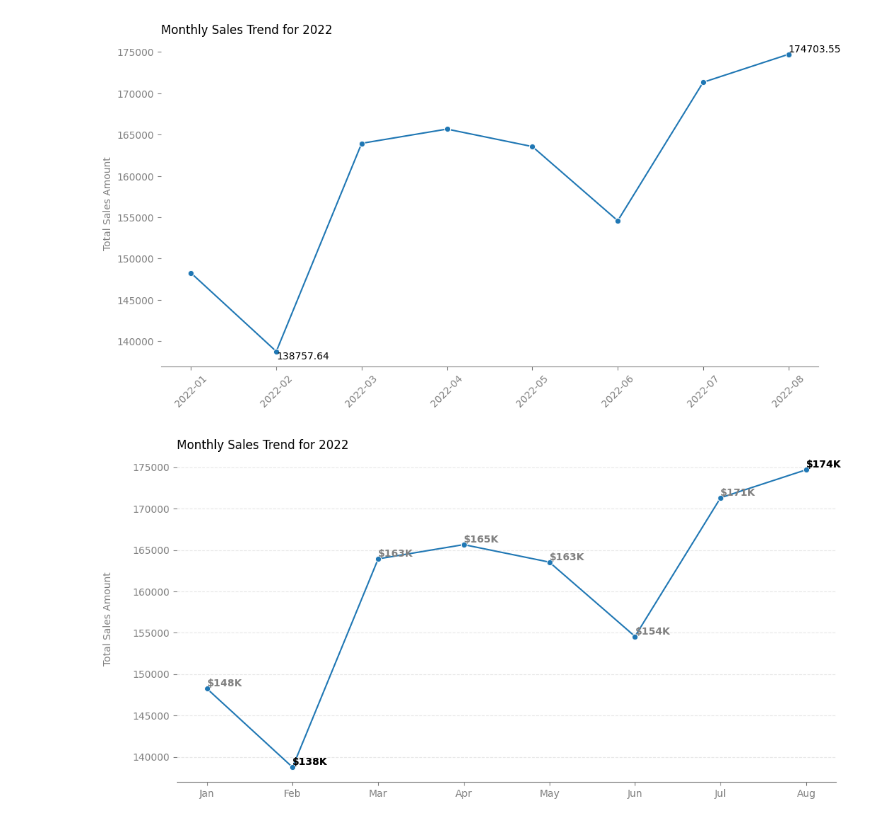
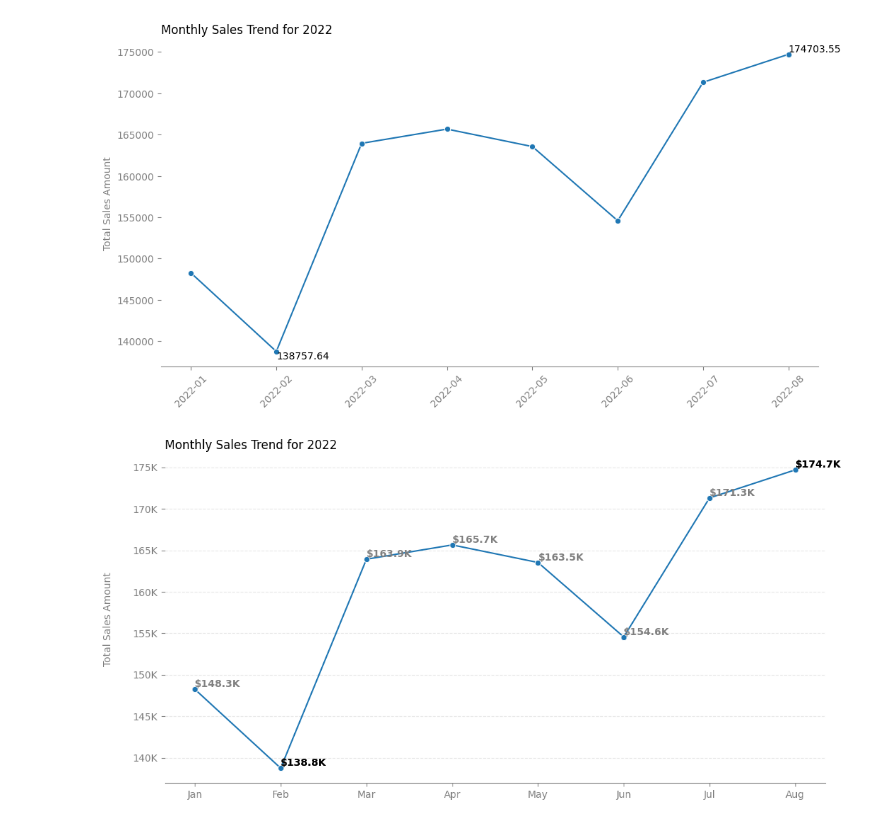
Before and after one commit to YuliaVK/Data-Analytics, a Jupyter notebook: EDA_Sales/notebooks/Sales_EDA.ipynb, the cells around one changed output. Saved outputs shown, nothing was run; the diff lists cells and outputs as text; code cells hidden in the pictures.

```diff
--- a/EDA_Sales/notebooks/Sales_EDA.ipynb
+++ b/EDA_Sales/notebooks/Sales_EDA.ipynb
@@ -114,28 +111,30 @@ plt.show()
 df['Month'] = df['OrderDate'].dt.strftime('%b')
 month_order = ['Jan', 'Feb', 'Mar', 'Apr', 'May', 'Jun', 'Jul', 'Aug']
 df['Month'] = pd.Categorical(df['Month'], categories=month_order, ordered=True)
-month_sales = df.groupby('Month')['TotalAmount'].sum().reset_index()
+month_sales = df.groupby('Month', observed=False)['TotalAmount'].sum().reset_index()
 # %%
 plt.figure(figsize=(12, 6))
-sns.lineplot(x='Month', y='TotalAmount', data=month_sales, marker='o')
+g = sns.lineplot(x='Month', y='TotalAmount', data=month_sales, marker='o')
 plt.title('Monthly Sales Trend for 2022', loc='left') # Remove. Add as subtitle to the presentation instead
+ylabels = ['{:,.0f}'.format(y) + 'K' for y in g.get_yticks()/1000]
+g.set_yticklabels(ylabels)
 plt.ylabel('Total Sales Amount', color='grey', fontsize=10, labelpad=20)
 plt.xlabel(None)
 
 sns.despine()
 plt.grid(axis='y', linestyle='--', color='lightgrey', alpha=0.5)
 plt.gca().spines['left'].set_visible(False)
 plt.gca().spines['bottom'].set_color('grey')
 plt.tick_params(axis='x', colors='grey')
 plt.tick_params(axis='y', colors='grey')
 
 for index, row in month_sales.iterrows():
-     plt.text(row['Month'], row['TotalAmount'], f"${int(row['TotalAmount']/1000)}K", ha='left', va='bottom', color='grey', fontweight='bold')
-# Annotate max and min points with total sales amount
+     plt.text(row['Month'], row['TotalAmount'], f"${round(row['TotalAmount']/1000, 1)}K", ha='left', va='bottom', color='grey', fontweight='bold')
+# Change text colour for max and min sales amount
 max_s = month_sales.loc[month_sales['TotalAmount'].idxmax()]
 min_s = month_sales.loc[month_sales['TotalAmount'].idxmin()]
-plt.text(max_s['Month'], max_s['TotalAmount'], f"${int(max_s['TotalAmount']/1000)}K", ha='left', va='bottom', fontsize=10, fontweight='bold')
-plt.text(min_s['Month'], min_s['TotalAmount'], f"${int(min_s['TotalAmount']/1000)}K", ha='left', va='bottom', fontsize=10, fontweight='bold')
+plt.text(max_s['Month'], max_s['TotalAmount'], f"${round(max_s['TotalAmount']/1000, 1)}K", ha='left', va='bottom', fontsize=10, fontweight='bold')
+plt.text(min_s['Month'], min_s['TotalAmount'], f"${round(min_s['TotalAmount']/1000, 1)}K", ha='left', va='bottom', fontsize=10, fontweight='bold')
 plt.show()
 # %% [output]
-[figure, old version]
+[figure, new version]
```
Also changed, not shown: parts of 4 cells of this notebook.
